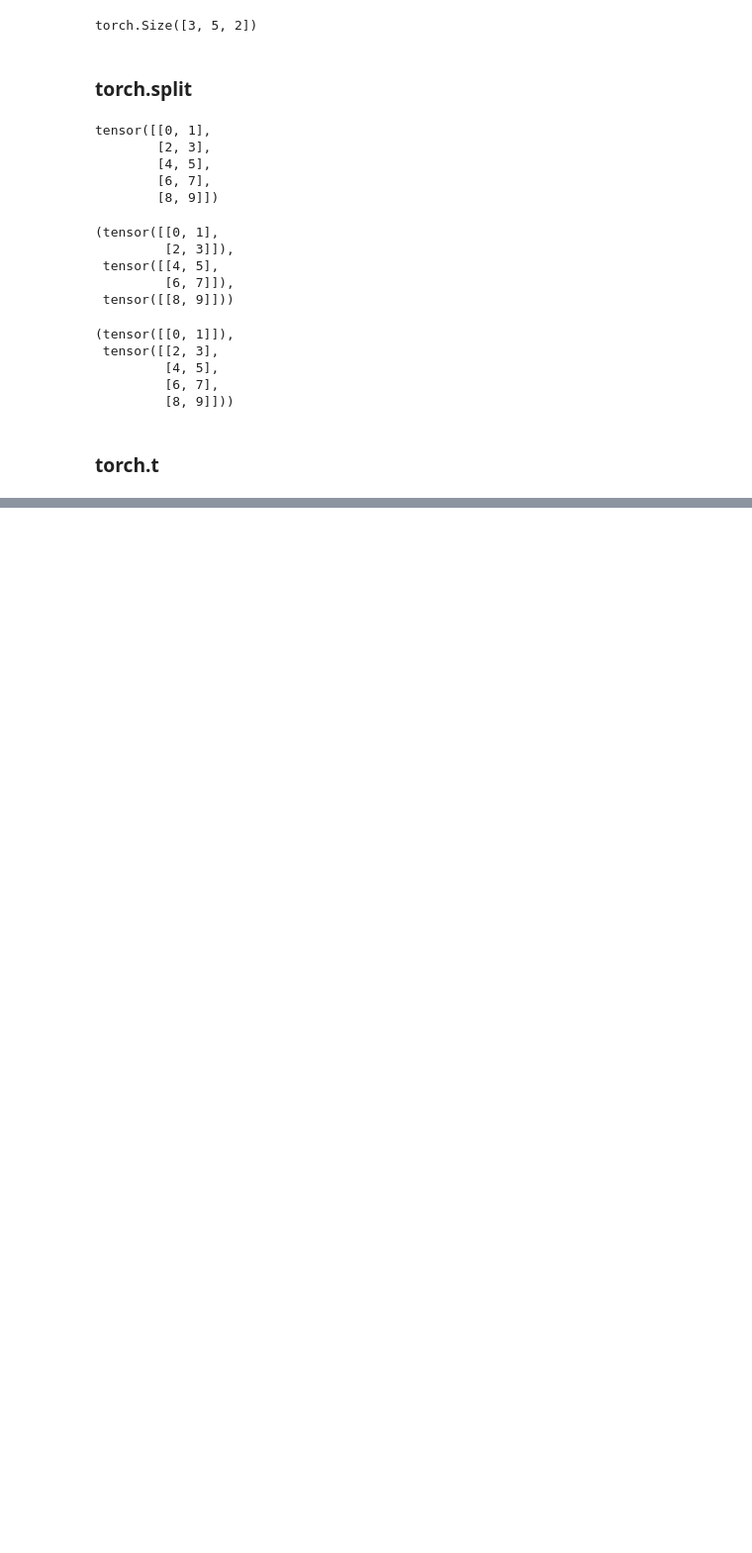
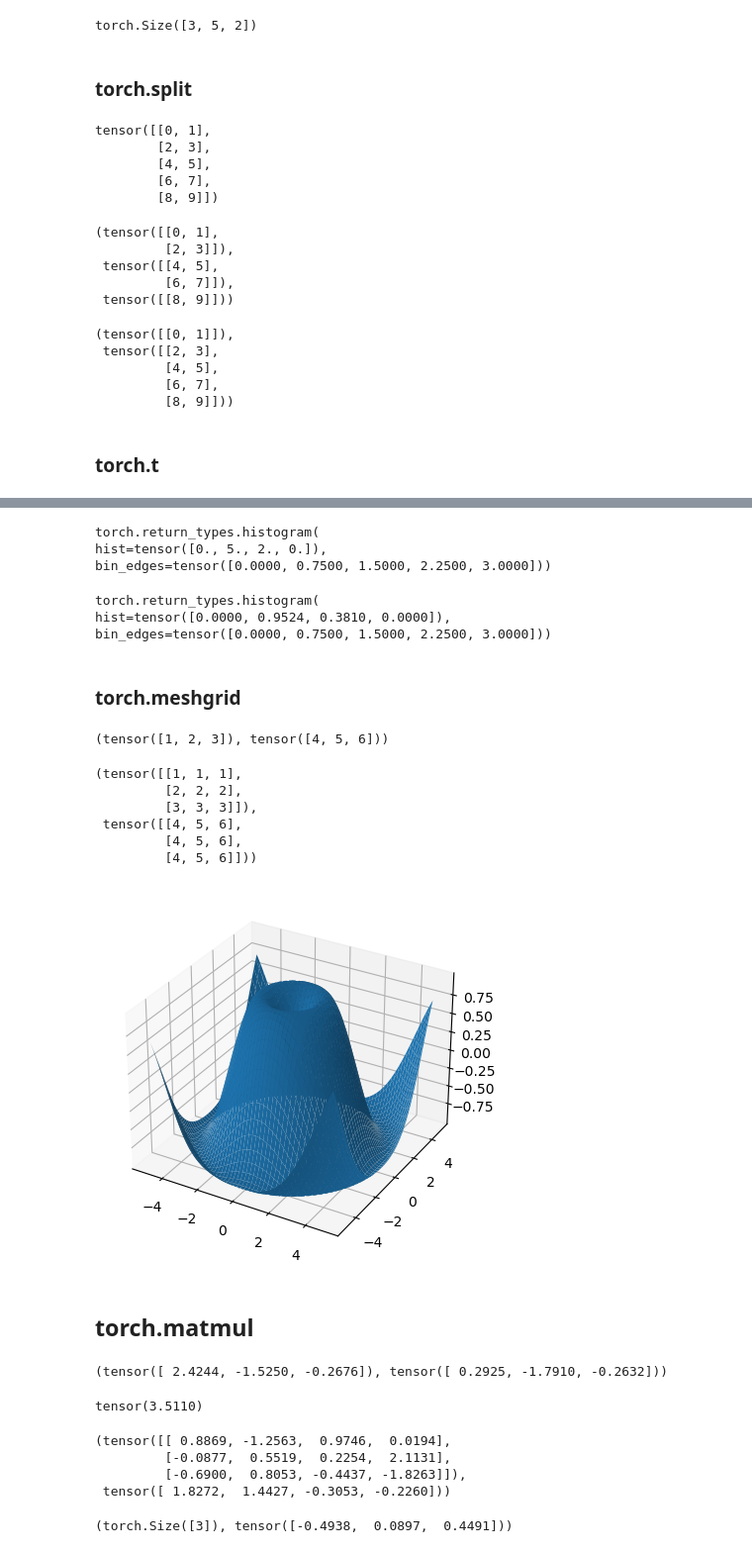
Before and after one commit to bthek1/DeepLearning, a Jupyter notebook: nbs/010_torch.ipynb, the cells around one changed output, grey strips where cells are left out. Shown at 99% size. Cells and saved outputs as stored; diff of their text form; code cells hidden in the pictures; blank space fills up the shorter version.

Commit message:
"b'M  DeepLearning/__init__.py\nM  nbs/010_torch.ipynb\nM  settings.ini\n'"

```diff
--- a/nbs/010_torch.ipynb
+++ b/nbs/010_torch.ipynb
@@ -365,0 +989,77 @@ x, torch.t(x)
+# %%
+torch.histogram(torch.tensor([1., 2, 1]),
+                bins=4,
+                range=(0., 3.),
+                weight=torch.tensor([1., 2., 4.]))
+# %% [output]
+torch.return_types.histogram(
+hist=tensor([0., 5., 2., 0.]),
+bin_edges=tensor([0.0000, 0.7500, 1.5000, 2.2500, 3.0000]))
+# %%
+torch.histogram(torch.tensor([1., 2, 1]),
+                bins=4, range=(0., 3.),
+                weight=torch.tensor([1., 2., 4.]),
+                density=True)
+# %% [output]
+torch.return_types.histogram(
+hist=tensor([0.0000, 0.9524, 0.3810, 0.0000]),
+bin_edges=tensor([0.0000, 0.7500, 1.5000, 2.2500, 3.0000]))
+# %% [markdown]
+### torch.meshgrid
+# %%
+x = torch.tensor([1, 2, 3])
+y = torch.tensor([4, 5, 6])
+x,y
+# %% [output]
+(tensor([1, 2, 3]), tensor([4, 5, 6]))
+# %%
+grid_x, grid_y = torch.meshgrid(x, y, indexing='ij')
+grid_x,grid_y
+# %% [output]
+(tensor([[1, 1, 1],
+         [2, 2, 2],
+         [3, 3, 3]]),
+ tensor([[4, 5, 6],
+         [4, 5, 6],
+         [4, 5, 6]]))
+# %%
+torch.equal(torch.cat(tuple(torch.dstack([grid_x, grid_y]))),
+            torch.cartesian_prod(x, y))
+
+import matplotlib.pyplot as plt
+xs = torch.linspace(-5, 5, steps=100)
+ys = torch.linspace(-5, 5, steps=100)
+x, y = torch.meshgrid(xs, ys, indexing='xy')
+z = torch.sin(torch.sqrt(x * x + y * y))
+ax = plt.axes(projection='3d')
+ax.plot_surface(x.numpy(), y.numpy(), z.numpy())
+plt.show()
+# %% [output]
+[figure, added]
+# %% [markdown]
+## torch.matmul
+# %%
+# vector x vector
+tensor1 = torch.randn(3)
+tensor2 = torch.randn(3)
+tensor1, tensor2
+# %% [output]
+(tensor([ 2.4244, -1.5250, -0.2676]), tensor([ 0.2925, -1.7910, -0.2632]))
+# %%
+torch.matmul(tensor1, tensor2)
+# %% [output]
+tensor(3.5110)
+# %%
+# matrix x vector
+tensor1 = torch.randn(3, 4)
+tensor2 = torch.randn(4)
+tensor1, tensor2
+# %% [output]
+(tensor([[ 0.8869, -1.2563,  0.9746,  0.0194],
+         [-0.0877,  0.5519,  0.2254,  2.1131],
+         [-0.6900,  0.8053, -0.4437, -1.8263]]),
+ tensor([ 1.8272,  1.4427, -0.3053, -0.2260]))
+# %%
+torch.matmul(tensor1, tensor2).size(), torch.matmul(tensor1, tensor2)
+# %% [output]
+(torch.Size([3]), tensor([-0.4938,  0.0897,  0.4491]))
```
Also changed, not shown: parts of 129 cells of this notebook, 2 other files.
